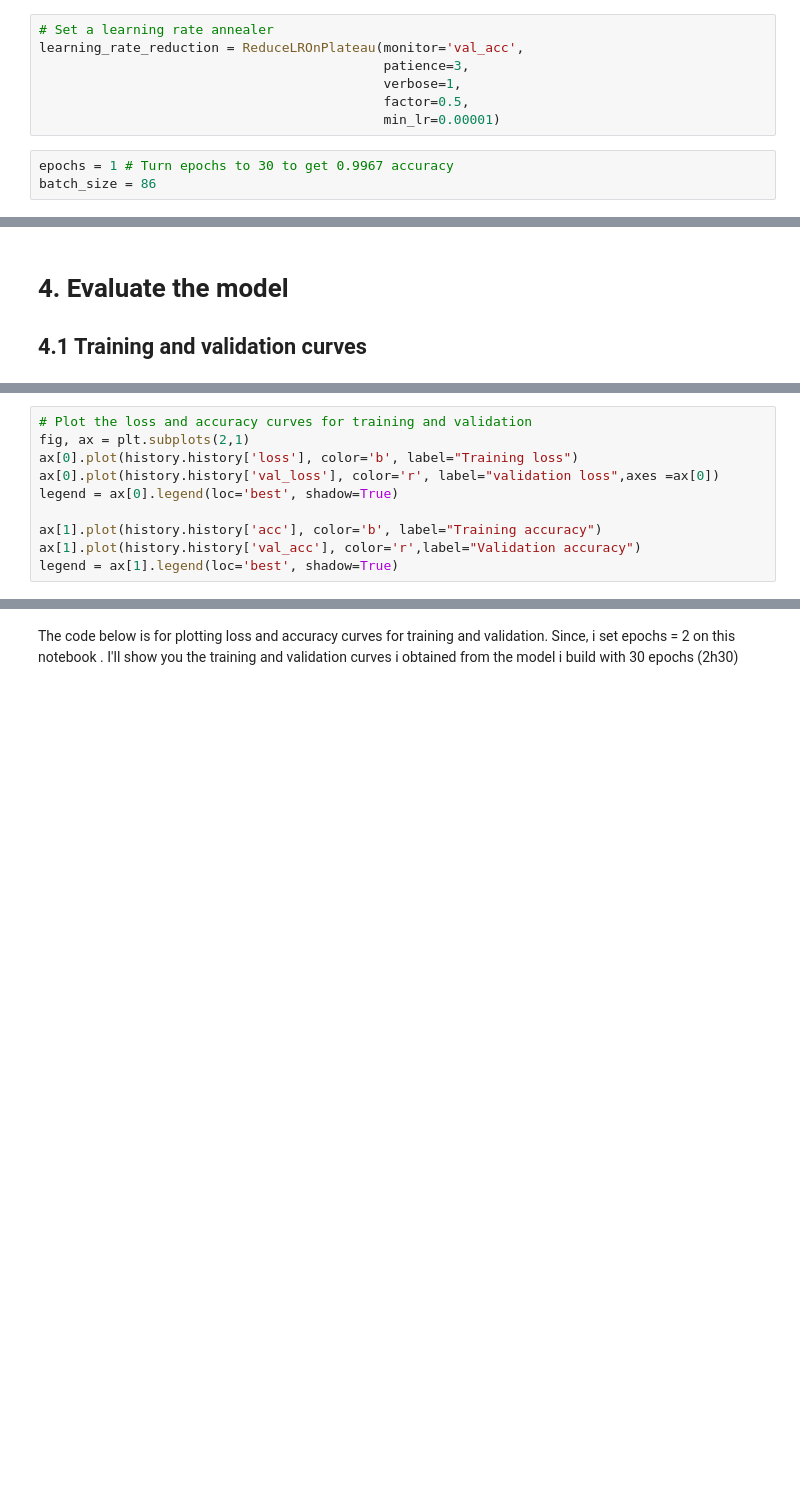
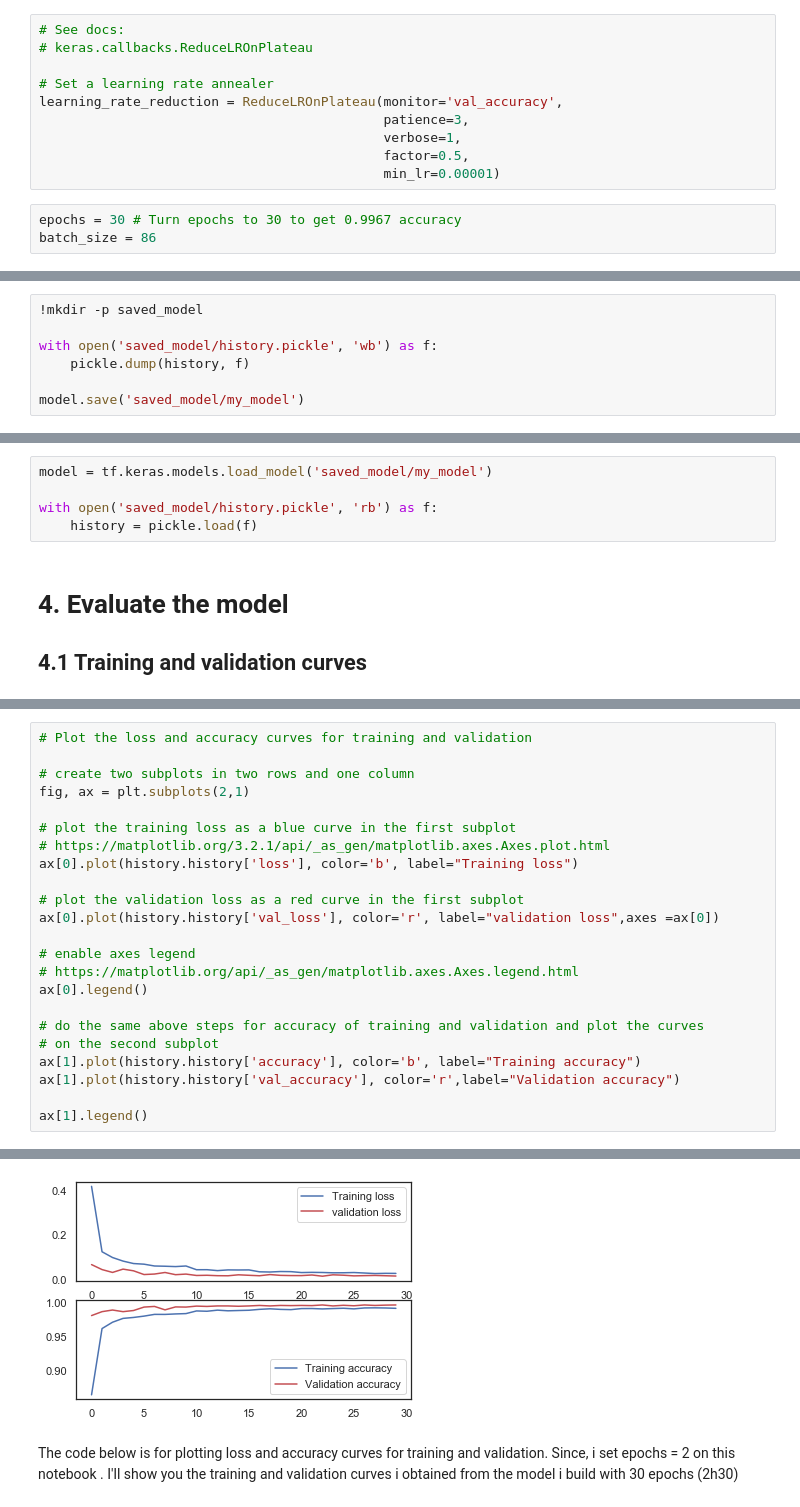
Before and after one commit to mirmahathir1/MLSamples, a Jupyter notebook: MNIST_digits/notebook2/output/Kaggle Digit Recognizer.ipynb, the cells around one changed output, grey strips where cells are left out. Cells and saved outputs as stored; diff of their text form; blank space fills up the shorter version.

```diff
--- a/MNIST_digits/notebook2/output/Kaggle Digit Recognizer.ipynb
+++ b/MNIST_digits/notebook2/output/Kaggle Digit Recognizer.ipynb
@@ -220,12 +430,15 @@ With the ReduceLROnPlateau function from Keras.callbacks, i choose to reduce the
 # %%
+# See docs:
+# keras.callbacks.ReduceLROnPlateau
+
 # Set a learning rate annealer
-learning_rate_reduction = ReduceLROnPlateau(monitor='val_acc',
+learning_rate_reduction = ReduceLROnPlateau(monitor='val_accuracy',
                                             patience=3,
                                             verbose=1,
                                             factor=0.5,
                                             min_lr=0.00001)
 # %%
-epochs = 1 # Turn epochs to 30 to get 0.9967 accuracy
+epochs = 30 # Turn epochs to 30 to get 0.9967 accuracy
 batch_size = 86
 # %% [markdown]
 ## 3.3 Data augmentation
@@ -283,0 +516,7 @@ history = model.fit_generator(datagen.flow(X_train,Y_train, batch_size=batch_siz
+# %%
+!mkdir -p saved_model
+
+with open('saved_model/history.pickle', 'wb') as f:
+    pickle.dump(history, f)
+
+model.save('saved_model/my_model')
@@ -284,3 +525,8 @@ history = model.fit_generator(datagen.flow(X_train,Y_train, batch_size=batch_siz
+# %%
+model = tf.keras.models.load_model('saved_model/my_model')
+
+with open('saved_model/history.pickle', 'rb') as f:
+    history = pickle.load(f)
 # %% [markdown]
 # 4. Evaluate the model
 ## 4.1 Training and validation curves
@@ -287,10 +539,24 @@ history = model.fit_generator(datagen.flow(X_train,Y_train, batch_size=batch_siz
 # %%
 # Plot the loss and accuracy curves for training and validation
+
+# create two subplots in two rows and one column
 fig, ax = plt.subplots(2,1)
+
+# plot the training loss as a blue curve in the first subplot
+# https://matplotlib.org/3.2.1/api/_as_gen/matplotlib.axes.Axes.plot.html
 ax[0].plot(history.history['loss'], color='b', label="Training loss")
+
+# plot the validation loss as a red curve in the first subplot
 ax[0].plot(history.history['val_loss'], color='r', label="validation loss",axes =ax[0])
-legend = ax[0].legend(loc='best', shadow=True)
 
-ax[1].plot(history.history['acc'], color='b', label="Training accuracy")
-ax[1].plot(history.history['val_acc'], color='r',label="Validation accuracy")
-legend = ax[1].legend(loc='best', shadow=True)
+# enable axes legend
+# https://matplotlib.org/api/_as_gen/matplotlib.axes.Axes.legend.html
+ax[0].legend()
+
+# do the same above steps for accuracy of training and validation and plot the curves
+# on the second subplot
+ax[1].plot(history.history['accuracy'], color='b', label="Training accuracy")
+ax[1].plot(history.history['val_accuracy'], color='r',label="Validation accuracy")
+
+ax[1].legend()
+# %% [output]
@@ -297,3 +564,4 @@ legend = ax[1].legend(loc='best', shadow=True)
+[figure, added]
 # %% [markdown]
 The code below is for plotting loss and accuracy curves for training and validation. Since, i set epochs = 2 on this notebook .
 I'll show you the training and validation curves i obtained from the model i build with 30 epochs (2h30)
```
Also changed, not shown: parts of 74 cells of this notebook, 5 other files.
